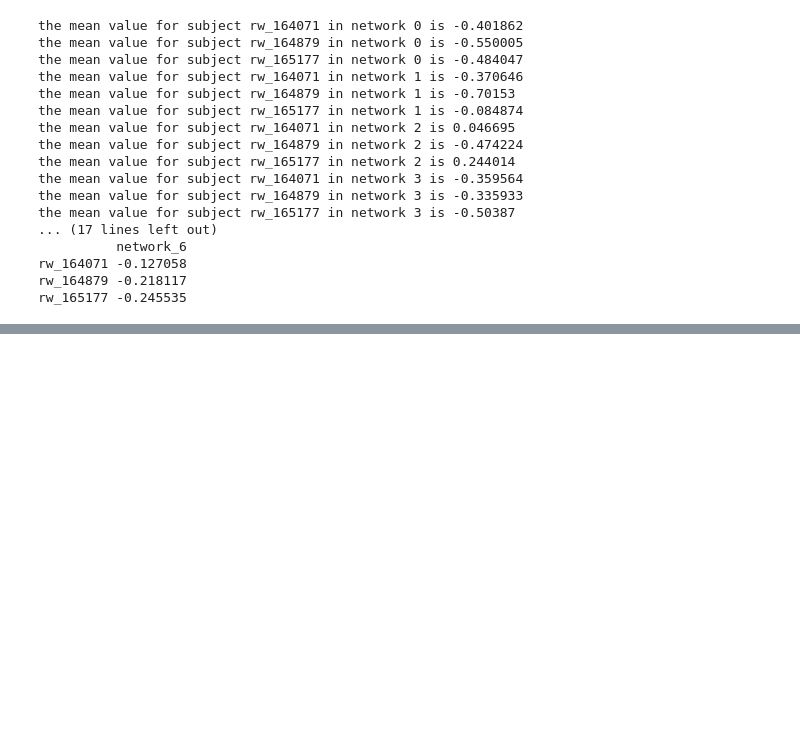
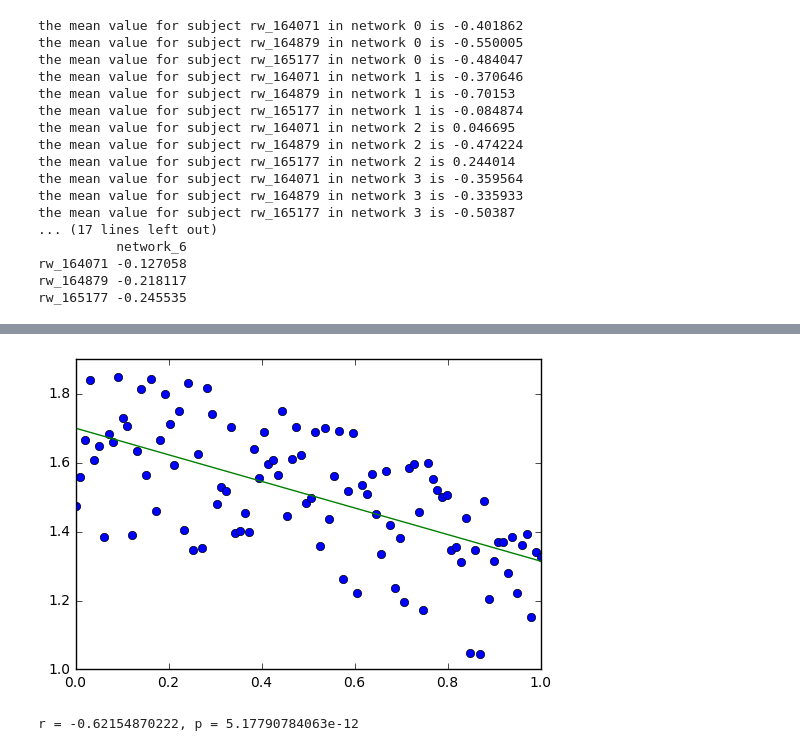
Before and after one commit to isalalves/pycourse, a Jupyter notebook: PyDemo.ipynb, the cells around one changed output, grey strips where cells are left out. Saved outputs shown, nothing was run; the diff lists cells and outputs as text; code cells hidden in the pictures; blank space fills up the shorter version.

```diff
--- a/PyDemo.ipynb
+++ b/PyDemo.ipynb
@@ -485,0 +451,19 @@ not very pretty
+# %%
+## we can also run more traditional statistics like correlations
+## lets generate some fake data and run a correlation
+
+# here's some fake data
+x = np.linspace(0, 1, 100)
+y = (np.cos(x) + 0.5*np.random.rand(100)) + np.random.ranf()
+#y = (x + np.random.rand(100)) - np.random.ranf()
+p = np.poly1d(np.polyfit(x, y, 1))
+t = np.linspace(0, 1, 100)
+pyplot.plot(x, y, 'o', t, p(t), '-')
+pyplot.show()
+
+# lets test it!
+r,pval = stats.pearsonr(x,y)
+print('r = %s, p = %s'%(r,pval))
+# %% [output]
+[figure, added]
+r = -0.62154870222, p = 5.17790784063e-12
```
Also changed, not shown: parts of 24 cells of this notebook, 8 other files.
